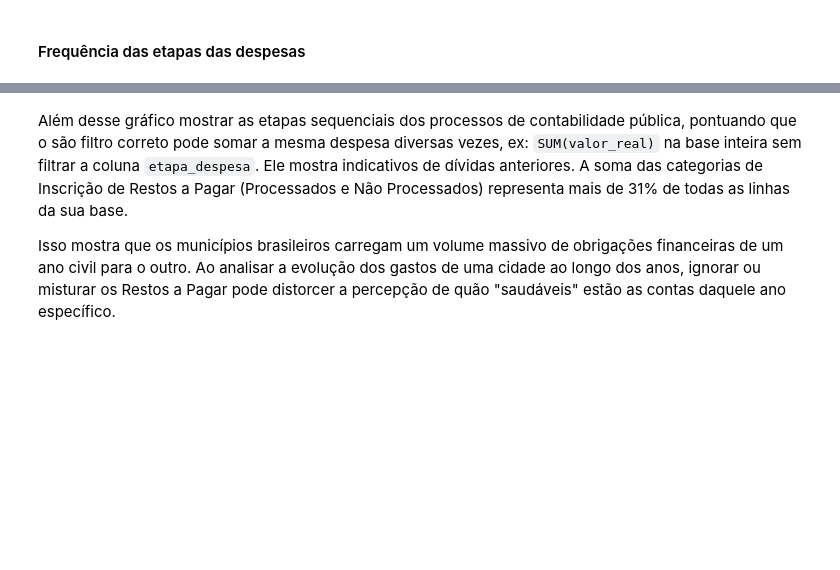
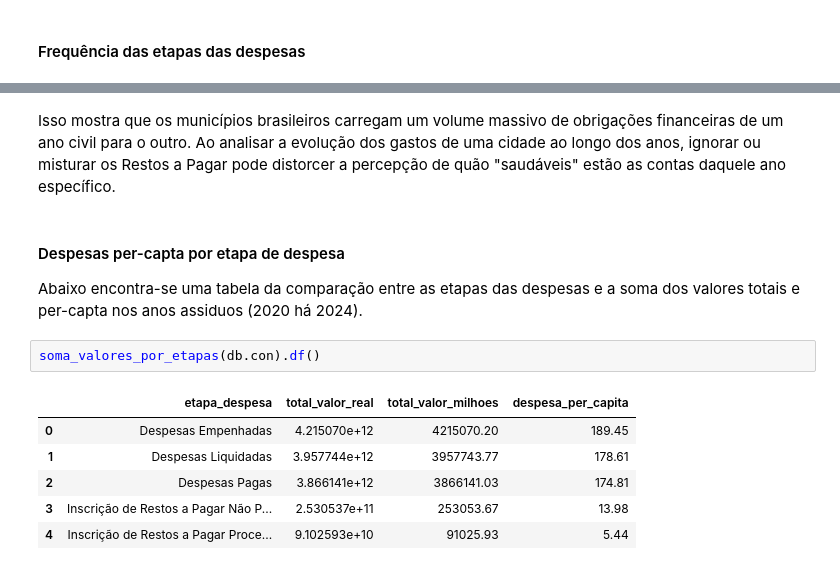
Before and after one commit to doardoE/Desafio-Analista-de-Dados-Sefaz-Macei-, a Jupyter notebook: notebooks/analise_exploratoria.ipynb, the cells around one changed output, grey strips where cells are left out. Drawn from its saved outputs; the diff is of its cells as text; blank space fills up the shorter version.

```diff
--- a/notebooks/analise_exploratoria.ipynb
+++ b/notebooks/analise_exploratoria.ipynb
@@ -98,7 +99,16 @@ plotar_frequencia_categoria(df, coluna)
 # %% [output]
 [figure]
 # %% [markdown]
-Além desse gráfico mostrar as etapas sequenciais dos processos de contabilidade pública, pontuando que o são filtro correto pode somar a mesma despesa diversas vezes, ex: `SUM(valor_real)` na base inteira sem filtrar a coluna `etapa_despesa`. Ele mostra indicativos de dívidas anteriores.
-A soma das categorias de Inscrição de Restos a Pagar (Processados e Não Processados) representa mais de 31% de todas as linhas da sua base.
-
 Isso mostra que os municípios brasileiros carregam um volume massivo de obrigações financeiras de um ano civil para o outro. Ao analisar a evolução dos gastos de uma cidade ao longo dos anos, ignorar ou misturar os Restos a Pagar pode distorcer a percepção de quão "saudáveis" estão as contas daquele ano específico.
+# %% [markdown]
+#### Despesas per-capta por etapa de despesa
+Abaixo encontra-se uma tabela da comparação entre as etapas das despesas e a soma dos valores totais e per-capta nos anos assiduos (2020 há 2024).
+# %%
+soma_valores_por_etapas(db.con).df()
+# %% [output]
+|  | etapa_despesa | total_valor_real | total_valor_milhoes | despesa_per_capita |
+| 0 | Despesas Empenhadas | 4.215070e+12 | 4215070.20 | 189.45 |
+| 1 | Despesas Liquidadas | 3.957744e+12 | 3957743.77 | 178.61 |
+| 2 | Despesas Pagas | 3.866141e+12 | 3866141.03 | 174.81 |
+| 3 | Inscrição de Restos a Pagar Não P... | 2.530537e+11 | 253053.67 | 13.98 |
+| 4 | Inscrição de Restos a Pagar Proce... | 9.102593e+10 | 91025.93 | 5.44 |
```
Also changed, not shown: parts of 12 cells of this notebook, 1 other file.
